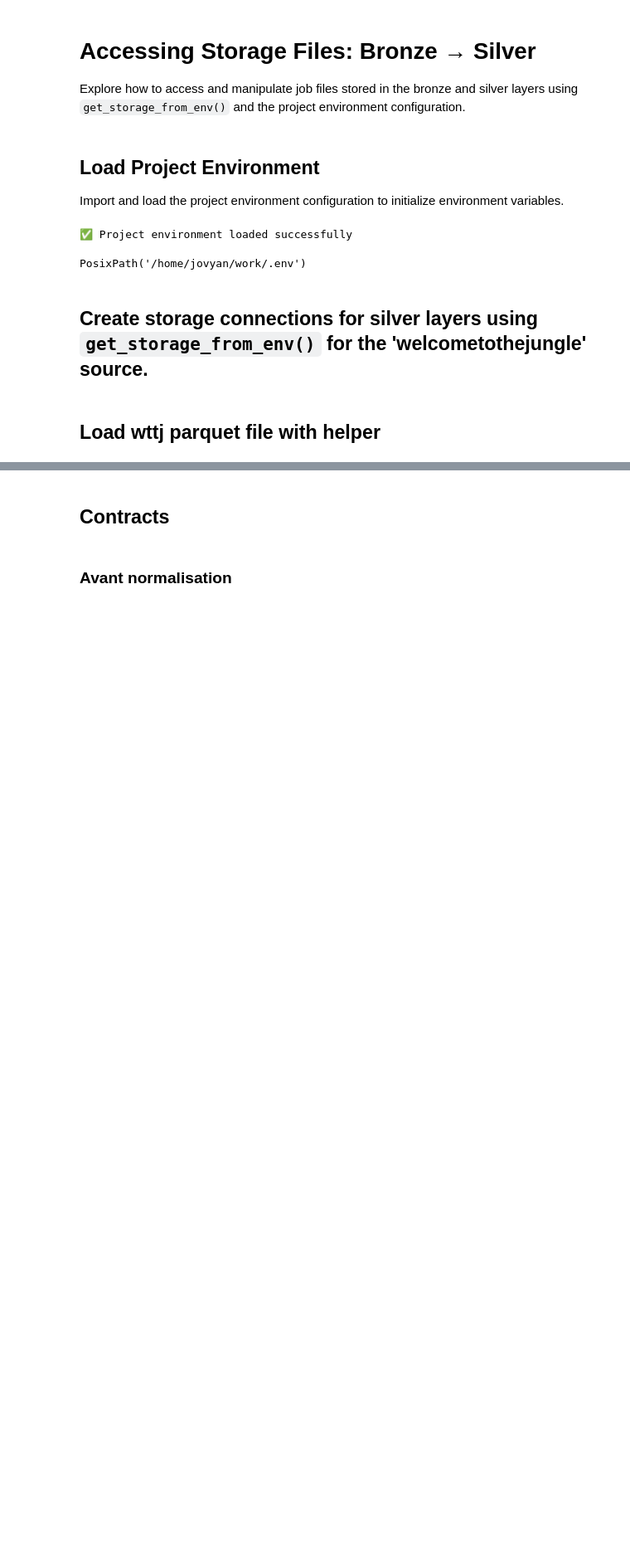
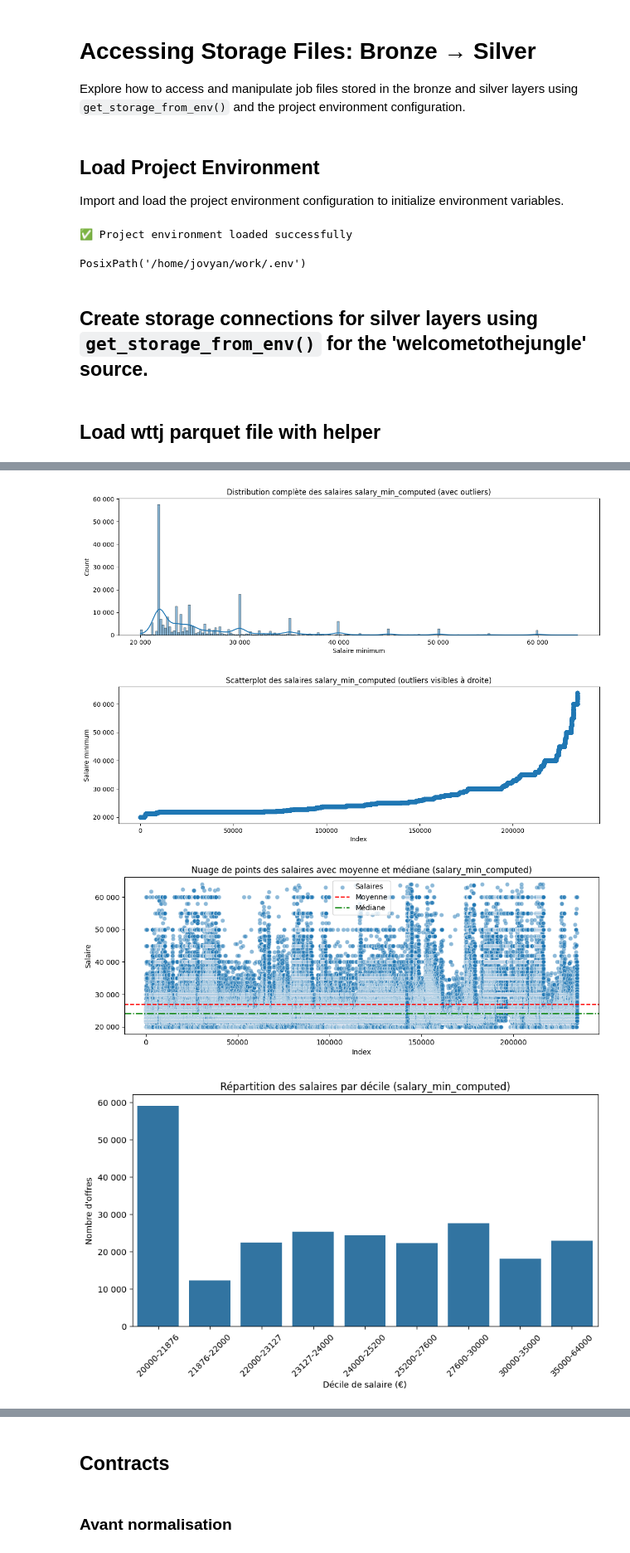
Before and after one commit to DataScientest-Studio/jan26_bde_jobmarket, a Jupyter notebook: notebooks/00_exploration/Merge/analyze_merged.ipynb, the cells around one changed output, grey strips where cells are left out. Shown at 83% size. Cells and saved outputs as stored; diff of their text form; code cells hidden in the pictures; blank space fills up the shorter version.

```diff
--- a/notebooks/00_exploration/Merge/analyze_merged.ipynb
+++ b/notebooks/00_exploration/Merge/analyze_merged.ipynb
@@ -64,0 +444,7 @@ memory usage: 1.3+ GB
+# %%
+plot_salary(df, "salary_min_computed")
+# %% [output]
+[figure, added]
+[figure, added]
+[figure, added]
+[figure, added]
```
Also changed, not shown: parts of 26 cells of this notebook.
